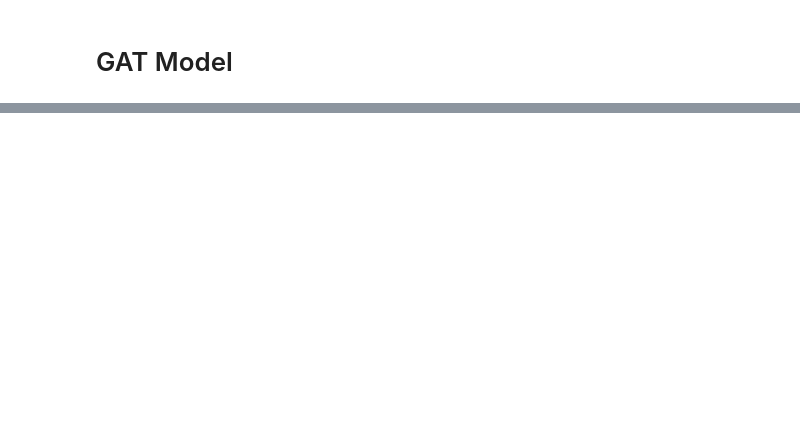
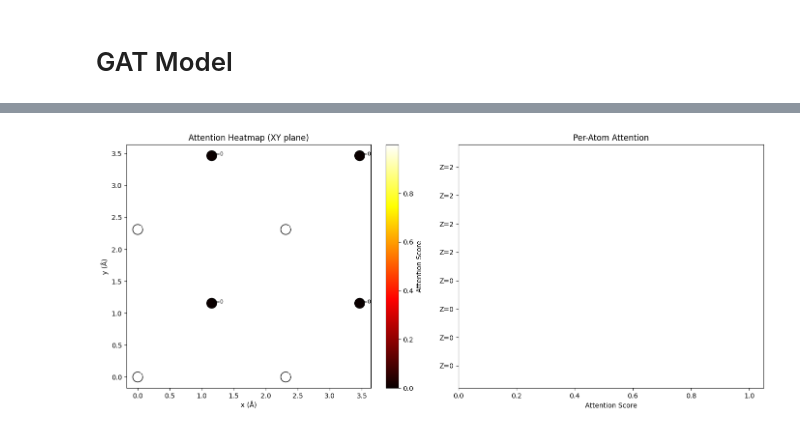
Before and after one commit to RayCharles8/ML-Project, a Jupyter notebook: GNN_models.ipynb, the cells around one changed output, grey strips where cells are left out. Cells and saved outputs as stored; diff of their text form; code cells hidden in the pictures; blank space fills up the shorter version.

```diff
--- a/GNN_models.ipynb
+++ b/GNN_models.ipynb
@@ -982,20 +1026,21 @@ atomic_numbers = node_features_raw[:, 0]
 # %%
-num_nodes = data_sample.x.shape[0]
+# convert node to edge importance
+num_nodes = data_sample.num_nodes
 
-node_importance = np.zeros(num_nodes)
+node_attn = np.zeros(num_nodes)
 node_degree = np.zeros(num_nodes)
 
 for i, (src, dst) in enumerate(edge_index.T):
-    node_importance[src] += attn[i]
-    node_importance[dst] += attn[i]
+    node_attn[src] += attn[i]
+    node_attn[dst] += attn[i]
 
     node_degree[src] += 1
     node_degree[dst] += 1
 
-# Normalize by connectivity
-node_importance = node_importance / (node_degree + 1e-8)
+# Mean attention per node
+node_attn = node_attn / (node_degree + 1e-8)
 
-# Scale to [0,1]
-node_importance = (node_importance - node_importance.min()) / (
-    node_importance.max() - node_importance.min() + 1e-8
+# Normalize [0,1]
+node_attn = (node_attn - node_attn.min()) / (
+    node_attn.max() - node_attn.min() + 1e-8
 )
@@ -1048 +1047,52 @@ plt.show()
+# %%
+# Visualization
+import matplotlib.pyplot as plt
+
+coords = data_sample.pos.cpu().numpy()
+Z = data_sample.x[:, 0].cpu().numpy()
+
+fig, axes = plt.subplots(1, 2, figsize=(14, 6))
+
+# LEFT: Spatial heatmap --------
+sc = axes[0].scatter(
+    coords[:, 0],
+    coords[:, 1],
+    c=node_attn,
+    cmap='hot',
+    s=220,
+    edgecolors='black'
+)
+
+plt.colorbar(sc, ax=axes[0], label='Attention Score')
+
+# Label atoms
+for i in range(len(Z)):
+    axes[0].annotate(
+        f'Z={int(Z[i])}',
+        (coords[i, 0], coords[i, 1]),
+        fontsize=8,
+        color='white' if node_attn[i] > 0.6 else 'black'
+    )
+
+axes[0].set_title("Attention Heatmap (XY plane)")
+axes[0].set_xlabel("x (Å)")
+axes[0].set_ylabel("y (Å)")
+
+# RIGHT: Bar chart
+axes[1].barh(
+    range(len(node_attn)),
+    node_attn,
+    color=plt.cm.hot(node_attn)
+)
+
+axes[1].set_yticks(range(len(Z)))
+axes[1].set_yticklabels([f"Z={int(z)}" for z in Z])
+axes[1].set_xlabel("Attention Score")
+axes[1].set_title("Per-Atom Attention")
+axes[1].invert_yaxis()
+
+plt.tight_layout()
+plt.show()
+# %% [output]
+[figure, added]
 # %%
```
Also changed, not shown: parts of 25 cells of this notebook.
